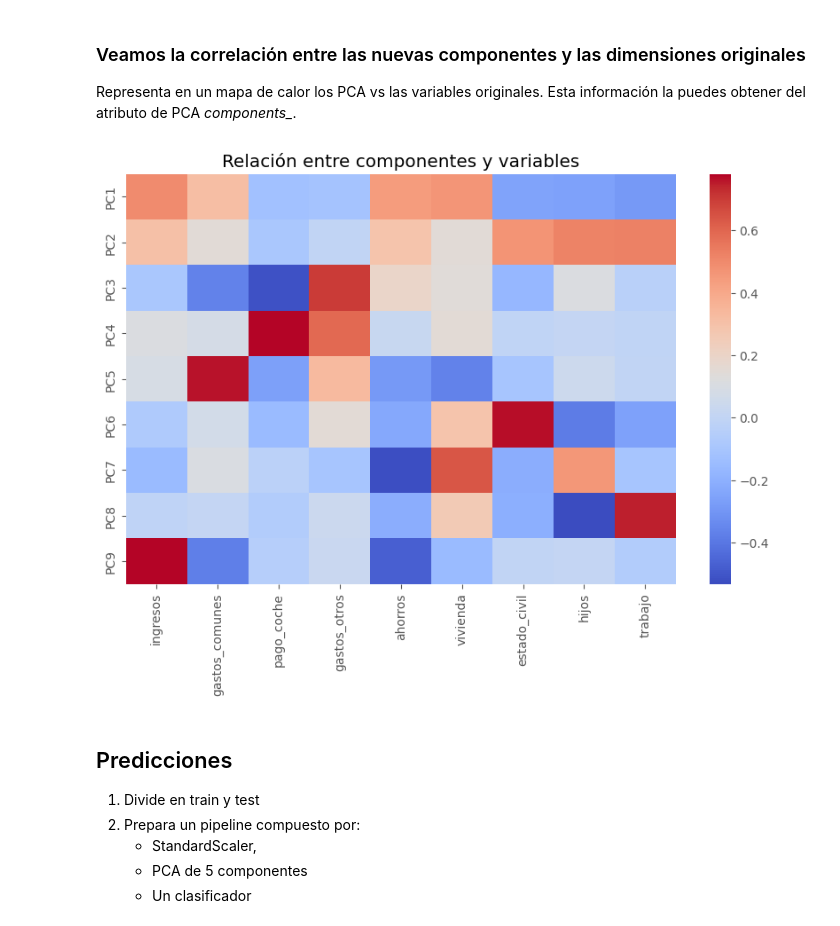
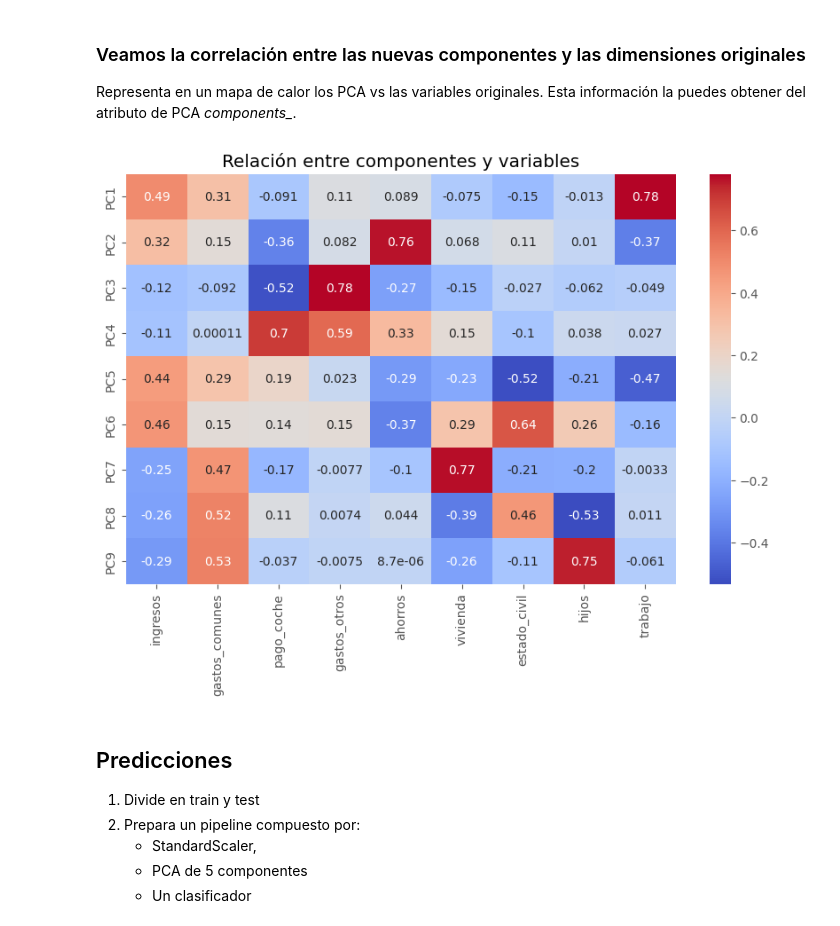
Before and after one commit to rou-tz/2026-02-BILBAO-FT-Data-Science, a Jupyter notebook: 3-Machine_Learning/2-No_Supervisado/2-PCA/Practica/2_PCA Alquiler Compra_Ruben.ipynb, the cells around one changed output. Drawn from its saved outputs; the diff is of its cells as text; code cells hidden in the pictures.

```diff
--- a/3-Machine_Learning/2-No_Supervisado/2-PCA/Practica/2_PCA Alquiler Compra_Ruben.ipynb
+++ b/3-Machine_Learning/2-No_Supervisado/2-PCA/Practica/2_PCA Alquiler Compra_Ruben.ipynb
@@ -154,14 +153,15 @@ plt.show()
 Representa en un mapa de calor los PCA vs las variables originales. Esta información la puedes obtener del atributo de PCA *components_*.
 # %%
 plt.figure(figsize=(10,6))
-sns.heatmap(pca.components_,
+sns.heatmap(pca.components_.T,
             cmap='coolwarm',
+            annot=True,
             xticklabels=X.columns,
             yticklabels=[f'PC{i+1}' for i in range(pca.n_components_)])
 plt.title('Relación entre componentes y variables')
 plt.show()
 # %% [output]
-[figure, old version]
+[figure, new version]
 # %% [markdown]
 ## Predicciones
 1. Divide en train y test
```
Also changed, not shown: parts of 3 cells of this notebook, 2 other files.
